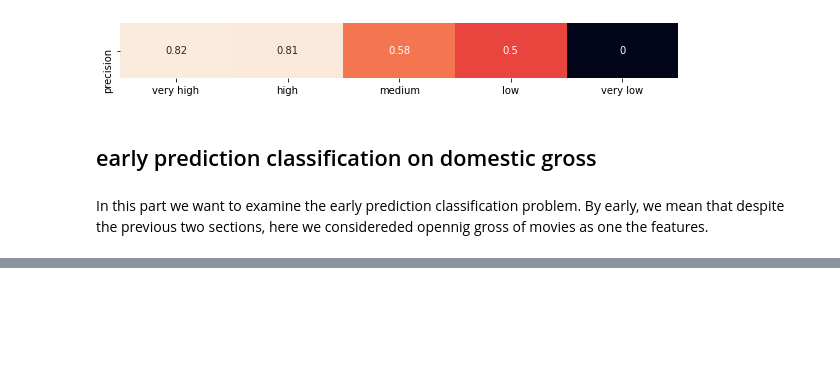
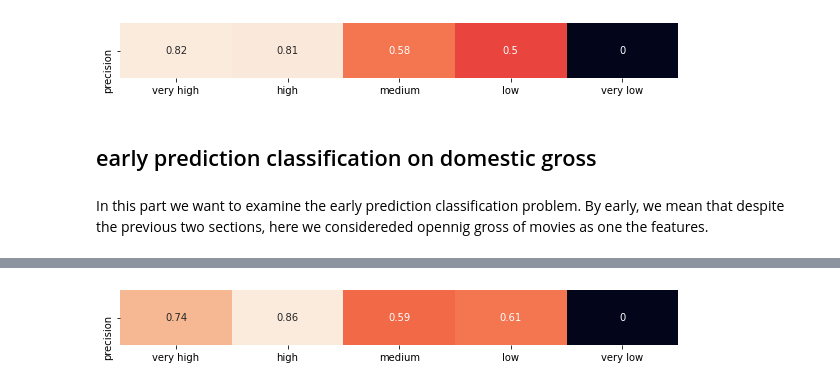
Before and after one commit to Ali-Setareh/Machine-learning-in-physics-Project, a Jupyter notebook: phase 3 - Neural Network/nn on v3.ipynb, the cells around one changed output, grey strips where cells are left out. Cells and saved outputs as stored; diff of their text form; code cells hidden in the pictures; blank space fills up the shorter version.

```diff
--- a/phase 3 - Neural Network/nn on v3.ipynb
+++ b/phase 3 - Neural Network/nn on v3.ipynb
@@ -549,0 +693,11 @@ In this part we want to examine the early prediction classification problem. By
+# %%
+y_pred=np.argmax( model.predict(X_test) , axis=1 )
+
+prec = precision_score(np.argmax(Y_test,axis=1),y_pred,average= None,zero_division=False)
+df_cm = pd.DataFrame(prec.reshape(1,-1), columns = [key for key in dic_classification.keys()],
+                  index = ['precision'])
+plt.figure(figsize = (10,1))
+sns.heatmap(df_cm, annot=True,cbar=0)
+plt.savefig('prec-early.pdf',bbox_inches='tight')
+# %% [output]
+[figure, added]
```
Also changed, not shown: parts of 13 cells of this notebook, 7 other files.
